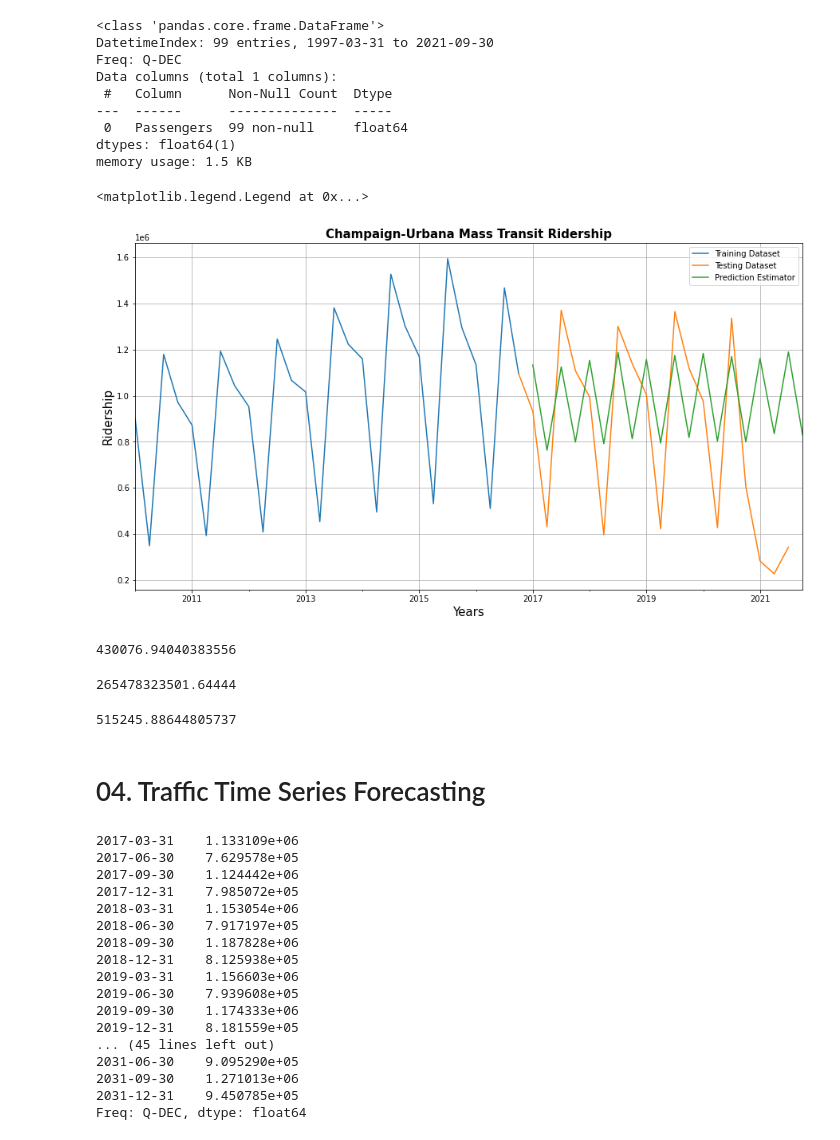
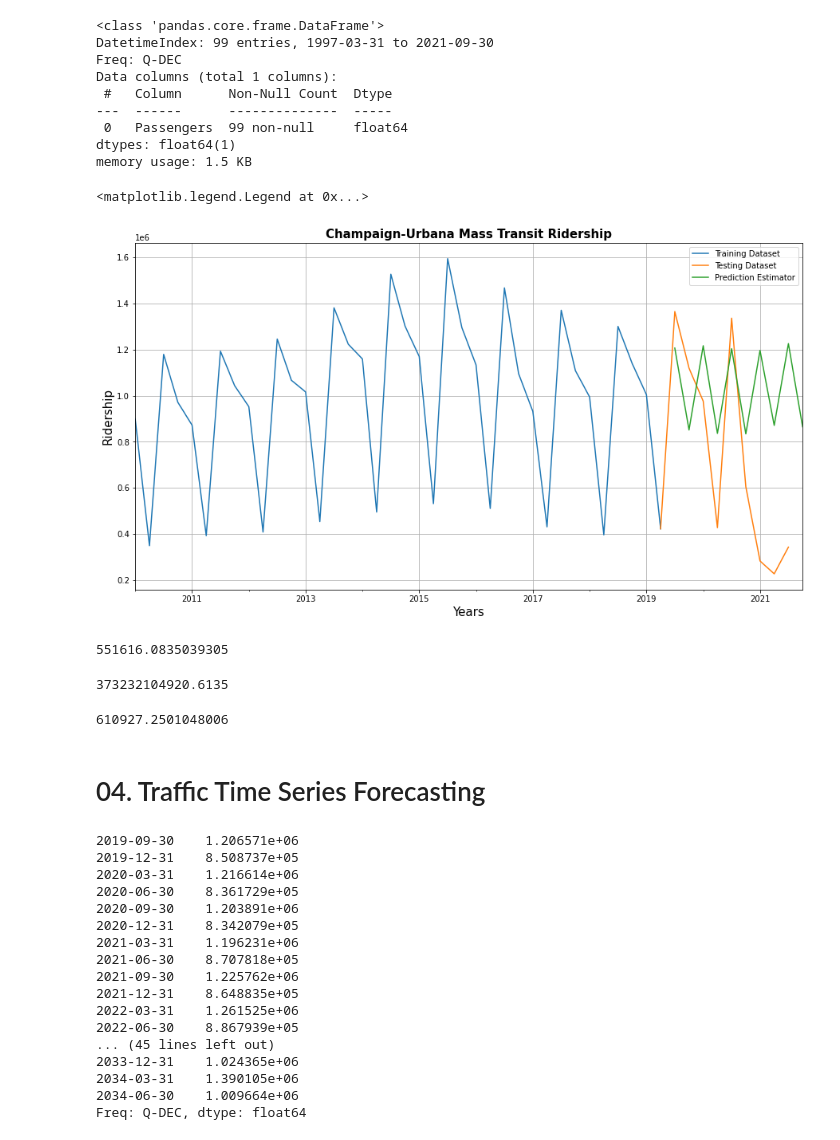
Before and after one commit to lotlouischoitslab/Champaign-Urbana_Bus_Ridership, a Jupyter notebook: champaign_bus_data_analysis.ipynb, the cells around one changed output. Drawn from its saved outputs; the diff is of its cells as text; code cells hidden in the pictures.

Commit message:
forecast

```diff
--- a/champaign_bus_data_analysis.ipynb
+++ b/champaign_bus_data_analysis.ipynb
@@ -241,8 +241,8 @@ from sklearn.metrics import mean_absolute_error, mean_squared_error
 # %%
 modified_time_df = modified_time_df.asfreq('d').interpolate().asfreq('q', fill_value = 9.0)
 modified_time_df.info()
-training_df = modified_time_df.iloc[:80]
-test_df = modified_time_df.iloc[79:]
+training_df = modified_time_df.iloc[:90]
+test_df = modified_time_df.iloc[89:]
 # %% [output]
 <class 'pandas.core.frame.DataFrame'>
 DatetimeIndex: 99 entries, 1997-03-31 to 2021-09-30
@@ -255,30 +255,30 @@ dtypes: float64(1)
 memory usage: 1.5 KB
 # %%
 fit_model = ExponentialSmoothing(training_df['Passengers'],trend='add',seasonal='add',seasonal_periods=14).fit()
-prediction = fit_model.forecast(20)
+prediction = fit_model.forecast(10)
 training_df['Passengers'].plot(figsize=(15,8),label='Training Dataset')
 test_df['Passengers'].plot(label='Testing Dataset')
 prediction.plot(xlim=['2010-02-01','2021-10-01'],label='Prediction Estimator')
 plt.grid()
 plt.xlabel('Years',fontsize=15)
 plt.ylabel('Ridership',fontsize=15)
 plt.title('Champaign-Urbana Mass Transit Ridership',fontsize=15,fontweight='bold')
 plt.legend()
 # %% [output]
 <matplotlib.legend.Legend at 0x...>
-[figure, old version]
+[figure, new version]
 # %%
 mean_absolute_error(test_df,prediction)
 # %% [output]
-430076.94040383556
+551616.0835039305
 # %%
 mean_squared_error(test_df,prediction)
 # %% [output]
-265478323501.64444
+373232104920.6135
 # %%
 np.sqrt(mean_squared_error(test_df,prediction))
 # %% [output]
-515245.88644805737
+610927.2501048006
 # %% [markdown]
 # 04. Traffic Time Series Forecasting
 # %%
@@ -286,22 +286,22 @@ traffic_model = ExponentialSmoothing(training_df['Passengers'],trend='add',seaso
 passenger_forecast = traffic_model.forecast(60)
 passenger_forecast
 # %% [output]
-2017-03-31    1.133109e+06
-2017-06-30    7.629578e+05
-2017-09-30    1.124442e+06
-2017-12-31    7.985072e+05
-2018-03-31    1.153054e+06
-2018-06-30    7.917197e+05
-2018-09-30    1.187828e+06
-2018-12-31    8.125938e+05
-2019-03-31    1.156603e+06
-2019-06-30    7.939608e+05
-2019-09-30    1.174333e+06
-2019-12-31    8.181559e+05
+2019-09-30    1.206571e+06
+2019-12-31    8.508737e+05
+2020-03-31    1.216614e+06
+2020-06-30    8.361729e+05
+2020-09-30    1.203891e+06
+2020-12-31    8.342079e+05
+2021-03-31    1.196231e+06
+2021-06-30    8.707818e+05
+2021-09-30    1.225762e+06
+2021-12-31    8.648835e+05
+2022-03-31    1.261525e+06
+2022-06-30    8.867939e+05
 ... (45 lines left out)
-2031-06-30    9.095290e+05
-2031-09-30    1.271013e+06
-2031-12-31    9.450785e+05
+2033-12-31    1.024365e+06
+2034-03-31    1.390105e+06
+2034-06-30    1.009664e+06
 Freq: Q-DEC, dtype: float64
 # %%
 modified_time_df.plot(figsize=(20,8))
```
Also changed, not shown: parts of 1 cell of this notebook, 1 other file.
